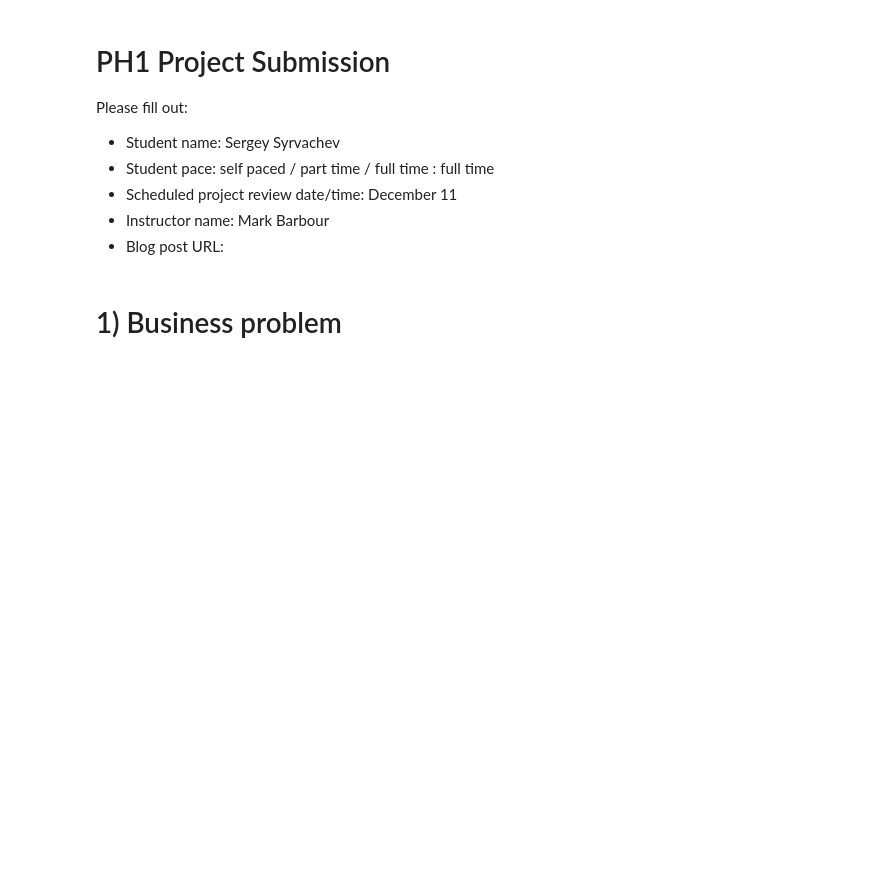
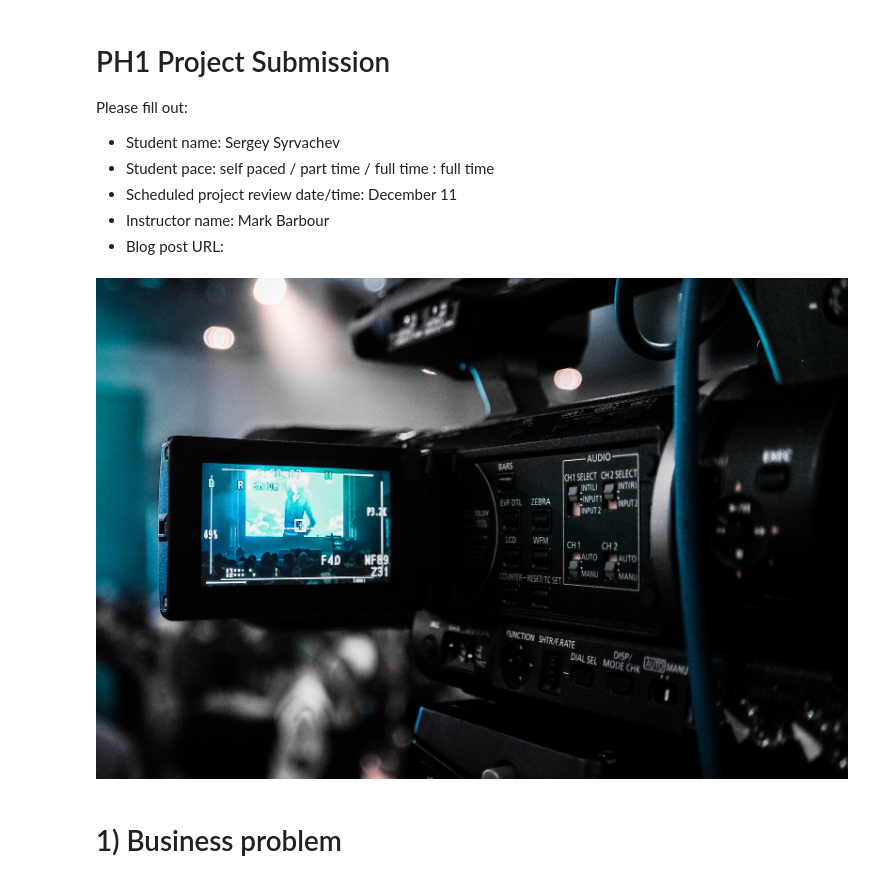
Before and after one commit to 314ka4y/Exploratory_Data_Analysis_project-Movies., a Jupyter notebook: student.ipynb, the cells around one changed output. Saved outputs shown, nothing was run; the diff lists cells and outputs as text; code cells hidden in the pictures; blank space fills up the shorter version.

```diff
--- a/student.ipynb
+++ b/student.ipynb
@@ -7,6 +7,11 @@ Please fill out:
 * Scheduled project review date/time: December 11
 * Instructor name: Mark Barbour
 * Blog post URL:
+# %%
+from IPython.display import Image
+Image(filename = "img/index.jpg", width=1000, height=100)
+# %% [output]
+[figure, added]
 # %% [markdown]
 #  1) Business problem
 # %% [markdown]
```
Also changed, not shown: parts of 22 cells of this notebook, 1 other file.
